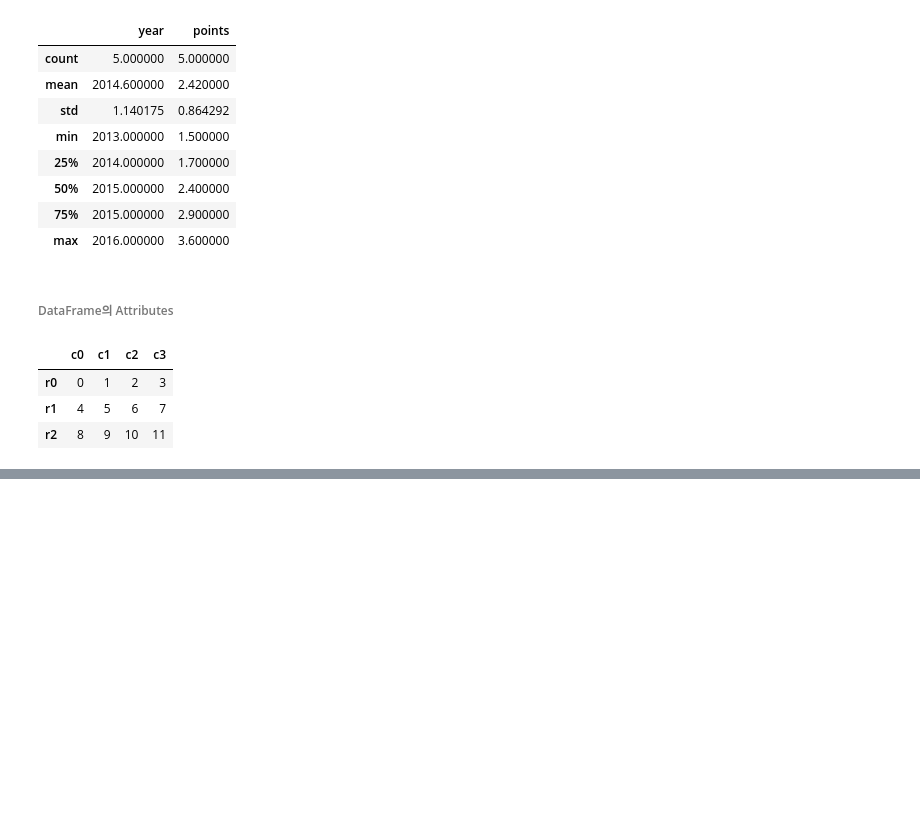
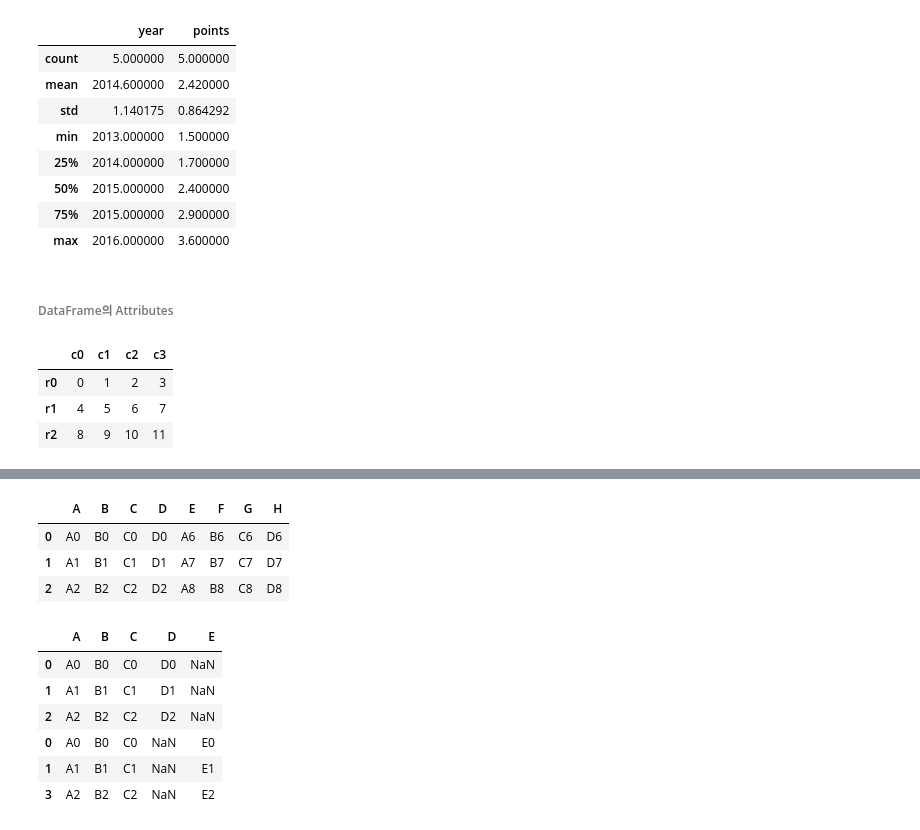
Before and after one commit to haebzzzang/dachungcam, a Jupyter notebook: 1week.ipynb, the cells around one changed output, grey strips where cells are left out. Cells and saved outputs as stored; diff of their text form; code cells hidden in the pictures; blank space fills up the shorter version.

```diff
--- a/1week.ipynb
+++ b/1week.ipynb
@@ -1821,0 +1855,12 @@ df_1
+# %%
+df_1 = pd.DataFrame({'A' : ['A0', 'A1', 'A2'],
+                    'B' : ['B0', 'B1', 'B2'],
+                    'C' : ['C0', 'C1', 'C2'],
+                    'D' : ['D0', 'D1', 'D2']},
+                    index = [0, 1, 2])
+
+df_2 = pd.DataFrame({'A' : ['A3', 'A4', 'A5'],
+                    'B' :['B3', 'B4', 'B5'],
+                    'C' : ['C3', 'C4', 'C5'],
+                    'D' : ['D3', 'D4', 'D5']},
+                    index = [0, 1, 2])
@@ -1821,0 +1885,27 @@ df_1
+# %%
+## 좌우 병합 : axis = 1
+df_13_axis1 = pd.concat([df_1, df_3], axis = 1)
+df_13_axis1
+# %% [output]
+|  | A | B | C | D | E | F | G | H |
+| 0 | A0 | B0 | C0 | D0 | A6 | B6 | C6 | D6 |
+| 1 | A1 | B1 | C1 | D1 | A7 | B7 | C7 | D7 |
+| 2 | A2 | B2 | C2 | D2 | A8 | B8 | C8 | D8 |
+# %%
+df_4 = pd.DataFrame({'A' : ['A0', 'A1', 'A2'],
+                    'B' : ['B0', 'B1', 'B2'],
+                    'C' : ['C0', 'C1', 'C2'],
+                    'E' : ['E0', 'E1', 'E2']},
+                    index = [0, 1, 3])
+# %%
+## 합집합 병합 : join = 'outer'
+df_14_outer = pd.concat([df_1, df_4], join = 'outer')
+df_14_outer
+# %% [output]
+|  | A | B | C | D | E |
+| 0 | A0 | B0 | C0 | D0 | NaN |
+| 1 | A1 | B1 | C1 | D1 | NaN |
+| 2 | A2 | B2 | C2 | D2 | NaN |
+| 0 | A0 | B0 | C0 | NaN | E0 |
+| 1 | A1 | B1 | C1 | NaN | E1 |
+| 3 | A2 | B2 | C2 | NaN | E2 |
```
Also changed, not shown: parts of 62 cells of this notebook.
